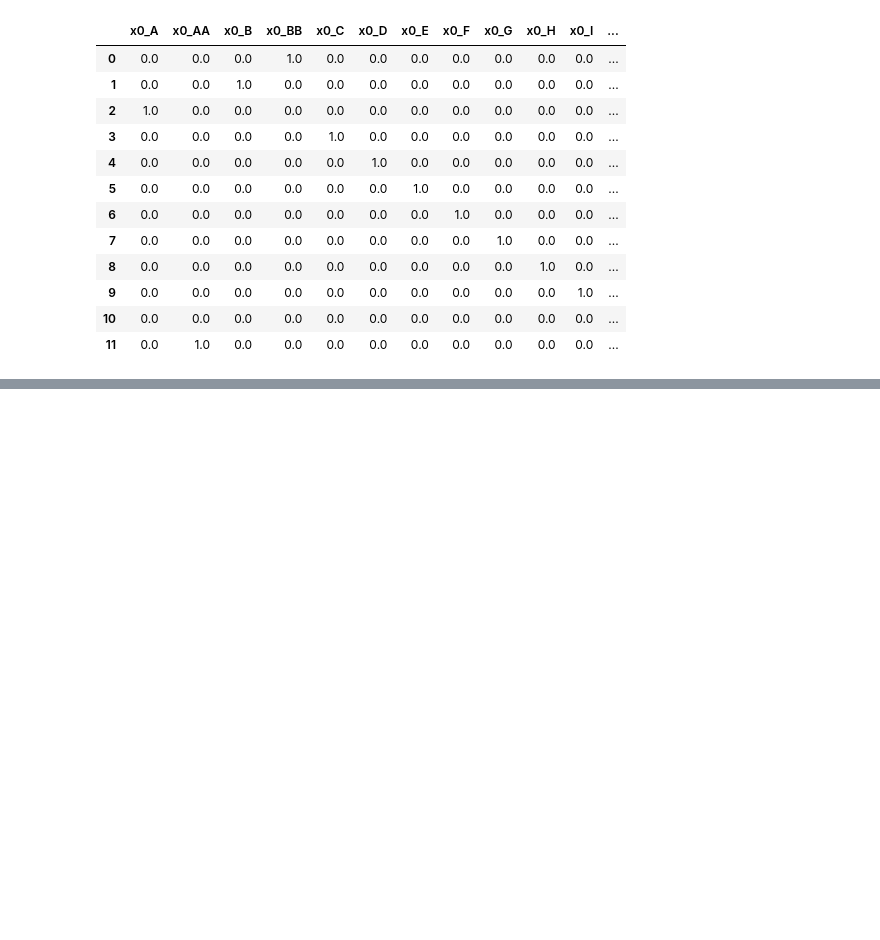
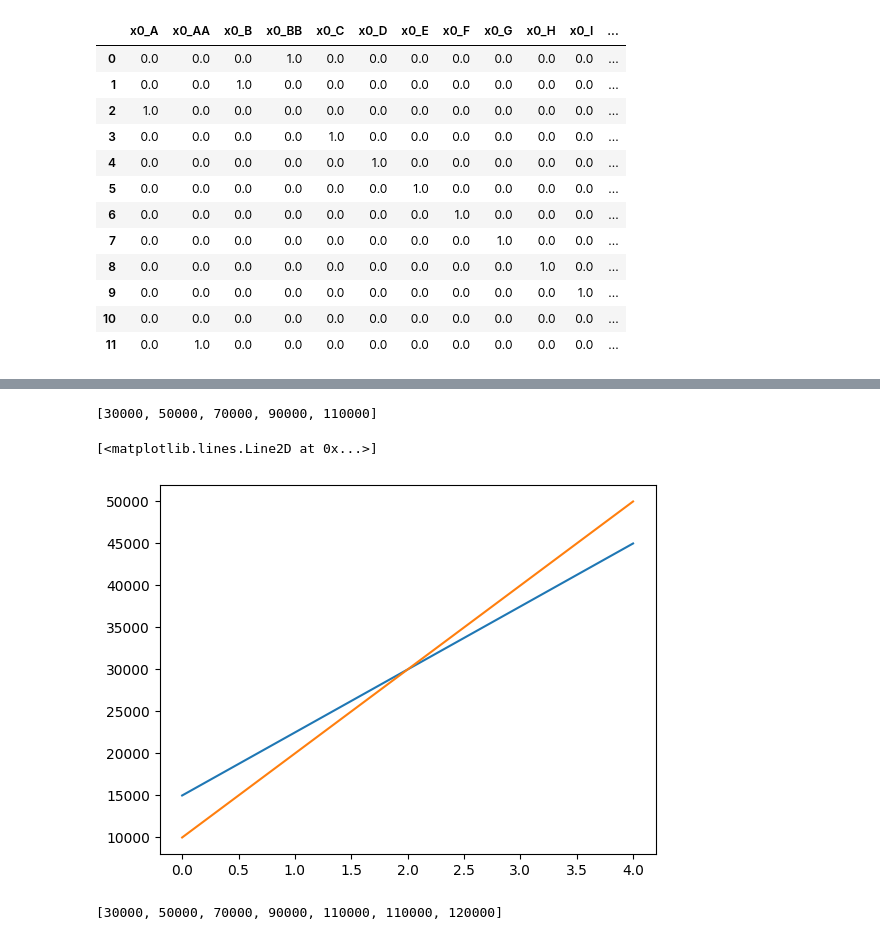
Before and after one commit to co-dex-gmbh/python-data-science-g5, a Jupyter notebook: woche3/scaling_and_enconding.ipynb, the cells around one changed output, grey strips where cells are left out. Saved outputs shown, nothing was run; the diff lists cells and outputs as text; code cells hidden in the pictures; blank space fills up the shorter version.

```diff
--- a/woche3/scaling_and_enconding.ipynb
+++ b/woche3/scaling_and_enconding.ipynb
@@ -114,0 +181,24 @@ pd.get_dummies(labels, dtype=int)
+# %%
+alter = [20, 30, 40, 50, 60]
+einkommen_pa = [10000, 20000, 30000, 40000, 50000]
+
+einkommens_alter_indikator = [
+    1000 * _alter + _einkommen for _alter, _einkommen in zip(alter, einkommen_pa)]
+einkommens_alter_indikator
+# %% [output]
+[30000, 50000, 70000, 90000, 110000]
+# %%
+plt.plot([_alter * 750 for _alter in alter])
+plt.plot(einkommen_pa)
+# %% [output]
+[<matplotlib.lines.Line2D at 0x...>]
+[figure, added]
+# %%
+alter = [20, 30, 40, 50, 60, 70, 80]
+einkommen_pa = [10000, 20000, 30000, 40000, 50000, 40000, 40000]
+
+einkommens_alter_indikator = [
+    1000 * _alter + _einkommen for _alter, _einkommen in zip(alter, einkommen_pa)]
+einkommens_alter_indikator
+# %% [output]
+[30000, 50000, 70000, 90000, 110000, 110000, 120000]
```
Also changed, not shown: parts of 28 cells of this notebook, 1 other file.
